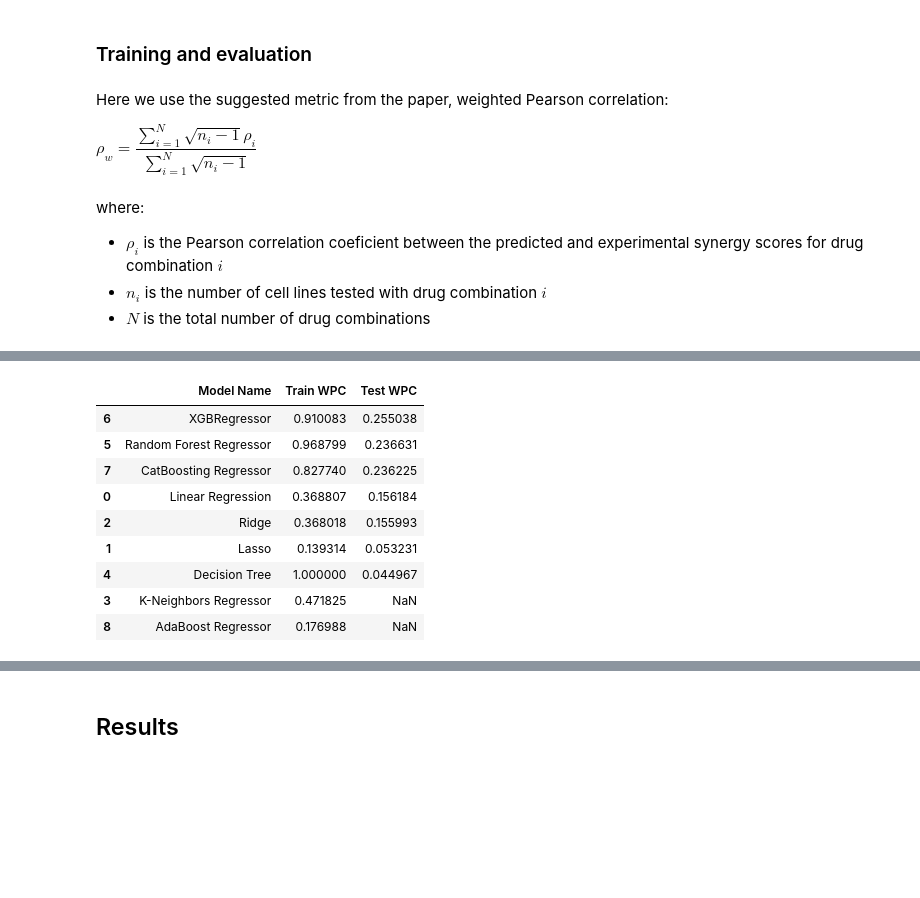
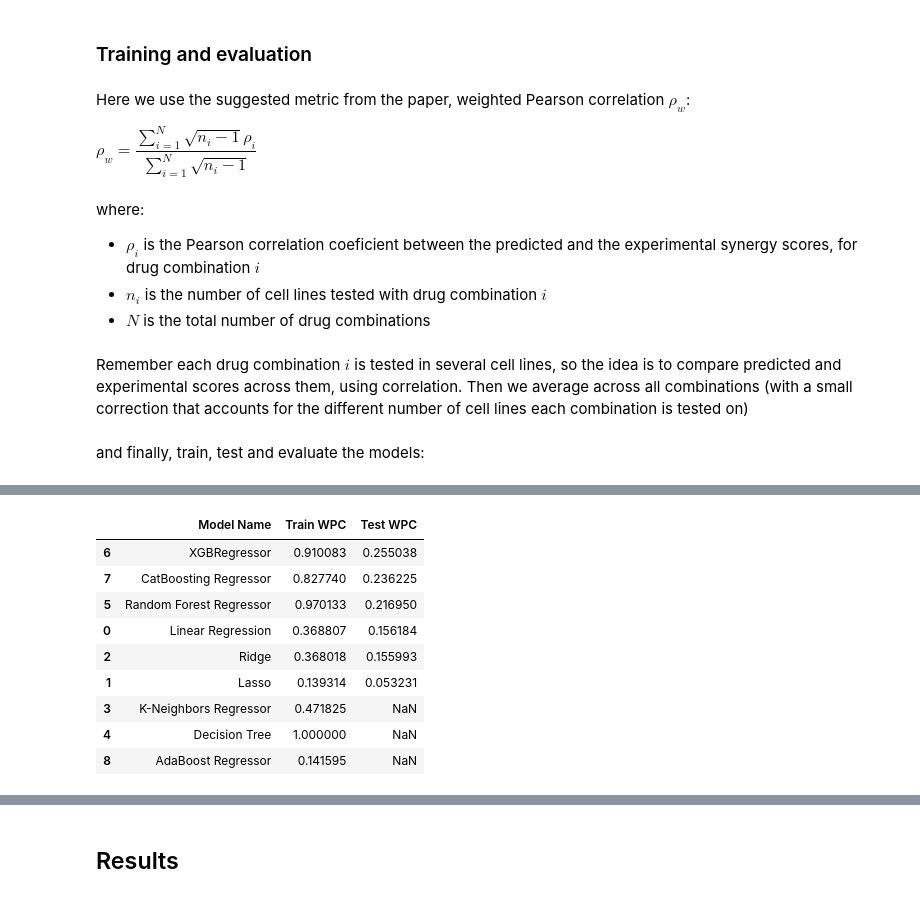
Before and after one commit to jorguz07/biomlproject, a Jupyter notebook: notebook/Model Training.ipynb, the cells around one changed output, grey strips where cells are left out. Saved outputs shown, nothing was run; the diff lists cells and outputs as text; code cells hidden in the pictures; blank space fills up the shorter version.

Commit message:
polish model training nb

```diff
--- a/notebook/Model Training.ipynb
+++ b/notebook/Model Training.ipynb
@@ -191,27 +186,31 @@ Testing data: (695, 333)
 # %% [markdown]
 ### Training and evaluation
 # %% [markdown]
-Here we use the suggested metric from the paper, weighted Pearson correlation:
+Here we use the suggested metric from the paper, weighted Pearson correlation $\rho_w$:
 
 $ \rho_w = \dfrac{\sum_{i=1}^N \sqrt{n_i - 1} \rho_i}{\sum_{i=1}^N \sqrt{n_i - 1}{}} $
 # %% [markdown]
 where:
-* $\rho_i$ is the Pearson correlation coeficient between the predicted and experimental synergy scores for drug combination $i$
+* $\rho_i$ is the Pearson correlation coeficient between the predicted and the experimental synergy scores, for drug combination $i$
 * $n_i$ is the number of cell lines tested with drug combination $i$
 * $N$ is the total number of drug combinations
+# %% [markdown]
+Remember each drug combination $i$ is tested in several cell lines, so the idea is to compare predicted and experimental scores across them, using correlation. Then we average across all combinations (with a small correction that accounts for the different number of cell lines each combination is tested on)
 # %%
-# --- Weighted Pearson Correlation function ---
-def weighted_pearson(df, combo_col='Combination', actual_col='Actual', pred_col='Predicted'):
+#weighted pearson corr function
+def weighted_pearson(df, combs_col='Combination', exp_col='Experimental', pred_col='Predicted'):
+    ''' Computes weighted pearson correlation coefficient between predictions and experiments. Requires an input df
+     with 3 cols: drug combination, experimental score, predicted score '''
     weighted_sum = 0
     weight_total = 0
     skipped = 0
 
-    for combo, group in df.groupby(combo_col):
+    for combo, group in df.groupby(combs_col):
         n_i = len(group)
         if n_i <= 1:
             skipped += 1
             continue
-        rho_i, _ = pearsonr(group[actual_col], group[pred_col])
+        rho_i, _ = pearsonr(group[exp_col], group[pred_col])
         weight = np.sqrt(n_i - 1)
         weighted_sum += weight * rho_i
         weight_total += weight
@@ -219,20 +218,22 @@ def weighted_pearson(df, combo_col='Combination', actual_col='Actual', pred_col=
     if weight_total == 0:
         return np.nan
     return weighted_sum / weight_total
+# %% [markdown]
+and finally, train, test and evaluate the models:
 # %%
-# --- Create combination columns for WPC ---
-combo_train = X_train_orig['Compound A'].astype(str) + "+" + X_train_orig['Compound B'].astype(str)
-combo_test = X_test_orig['Compound A'].astype(str) + "+" + X_test_orig['Compound B'].astype(str)
+#list all drug combs in training and testing subsets
+combs_train = X_train['Compound A'].astype(str) + "+" + X_train['Compound B'].astype(str)
+combs_test = X_test['Compound A'].astype(str) + "+" + X_test['Compound B'].astype(str)
 
-# --- Dictionary of models ---
+#dicc of models
 models = {
     "Linear Regression": LinearRegression(),
     "Lasso": Lasso(),
     "Ridge": Ridge(),
     "K-Neighbors Regressor": KNeighborsRegressor(),
-    "Decision Tree": DecisionTreeRegressor(),
+    "Decision Tree Regressor": DecisionTreeRegressor(),
     "Random Forest Regressor": RandomForestRegressor(),
-    "XGBRegressor": XGBRegressor(),
+    "XGB Regressor": XGBRegressor(),
     "CatBoosting Regressor": CatBoostRegressor(verbose=False),
     "AdaBoost Regressor": AdaBoostRegressor()
 }
@@ -241,48 +242,37 @@ model_list = []
 train_wpc_list = []
 test_wpc_list = []
 
-# --- Loop through models ---
-for model_name, model in models.items():
-    # Train
-    model.fit(X_train, y_train)
+#loop through models
+for model_name, model in models.items(): #loop through dicc
 
-    # Predict
-    y_train_pred = model.predict(X_train)
-    y_test_pred = model.predict(X_test)
+    #train
+    model.fit( X_train_transformed, y_train )
 
-    # Create DataFrames for WPC
+    #predict
+    y_train_pred = model.predict(X_train_transformed)
+    y_test_pred = model.predict(X_test_transformed)
+
+    #evaluate with wpc
+
+    #create dfs for wpc function
     df_train_eval = pd.DataFrame({
-        'Combination': combo_train,
-        'Actual': y_train.values,
+        'Combination': combs_train,
+        'Experimental': y_train.values,
         'Predicted': y_train_pred
     })
     df_test_eval = pd.DataFrame({
-        'Combination': combo_test,
-        'Actual': y_test.values,
+        'Combination': combs_test,
+        'Experimental': y_test.values,
         'Predicted': y_test_pred
     })
 
-    # Compute Weighted Pearson Correlation
+    #apply wpc function
     train_wpc = weighted_pearson(df_train_eval)
     test_wpc = weighted_pearson(df_test_eval)
 
     model_list.append(model_name)
     train_wpc_list.append(train_wpc)
     test_wpc_list.append(test_wpc)
-
-    # Optional RMSE and MAE
-    train_rmse = np.sqrt(mean_squared_error(y_train, y_train_pred))
-    train_mae = mean_absolute_error(y_train, y_train_pred)
-
-    test_rmse = np.sqrt(mean_squared_error(y_test, y_test_pred))
-    test_mae = mean_absolute_error(y_test, y_test_pred)
-
-    print(f"{model_name}")
-    print("Training set:")
-    print(f"- RMSE: {train_rmse:.4f}, MAE: {train_mae:.4f}, WPC: {train_wpc:.4f}")
-    print("Testing set:")
-    print(f"- RMSE: {test_rmse:.4f}, MAE: {test_mae:.4f}, WPC: {test_wpc:.4f}")
-    print("="*40)
 
 # --- Summarize results in a DataFrame ---
 results_df = pd.DataFrame({
@@ -331,10 +286,10 @@ Testing set:
 |  | Model Name | Train WPC | Test WPC |
 | 6 | XGBRegressor | 0.910083 | 0.255038 |
-| 5 | Random Forest Regressor | 0.968799 | 0.236631 |
 | 7 | CatBoosting Regressor | 0.827740 | 0.236225 |
+| 5 | Random Forest Regressor | 0.970133 | 0.216950 |
 | 0 | Linear Regression | 0.368807 | 0.156184 |
 | 2 | Ridge | 0.368018 | 0.155993 |
 | 1 | Lasso | 0.139314 | 0.053231 |
-| 4 | Decision Tree | 1.000000 | 0.044967 |
 | 3 | K-Neighbors Regressor | 0.471825 | NaN |
-| 8 | AdaBoost Regressor | 0.176988 | NaN |
+| 4 | Decision Tree | 1.000000 | NaN |
+| 8 | AdaBoost Regressor | 0.141595 | NaN |
```
Also changed, not shown: parts of 4 cells of this notebook, 3 other files.
